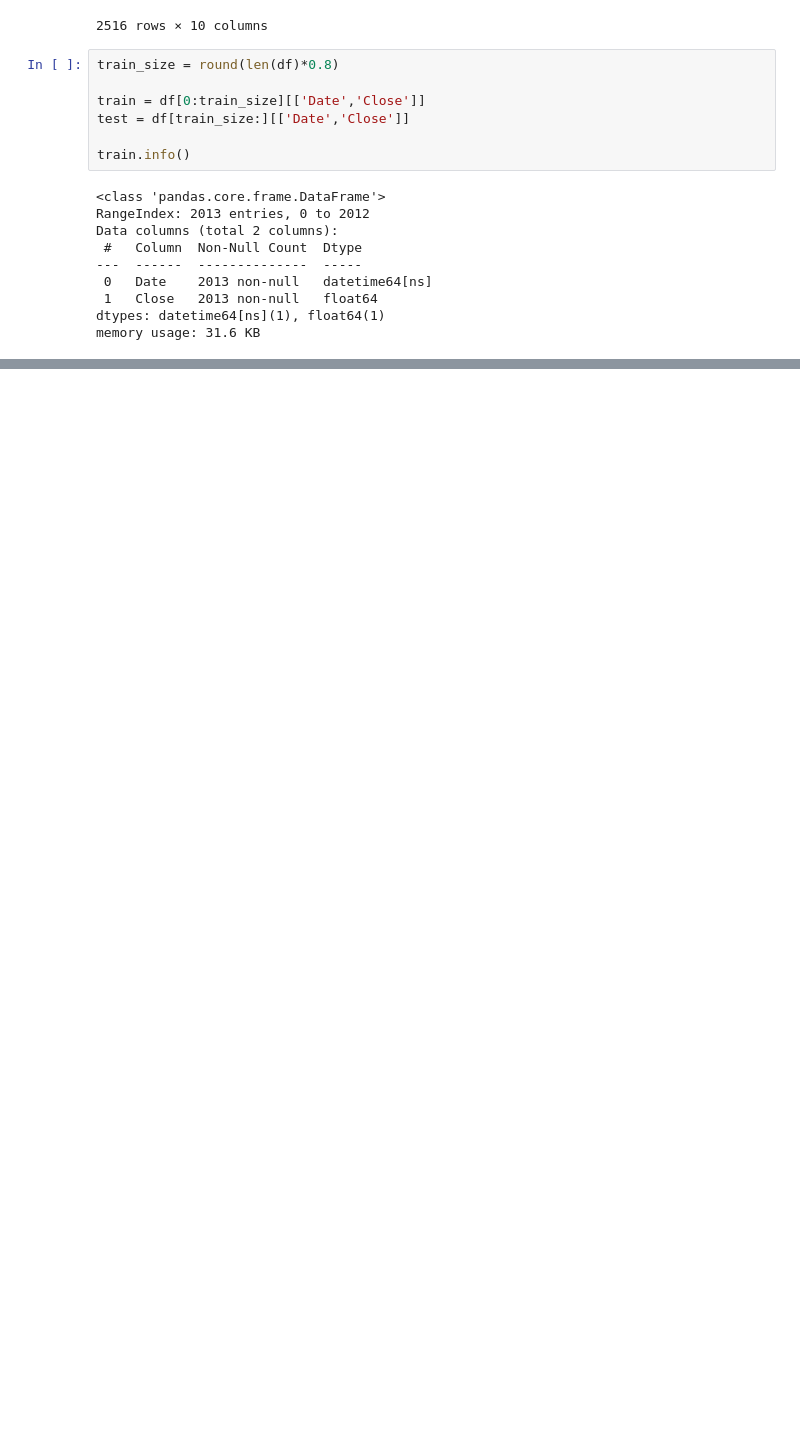
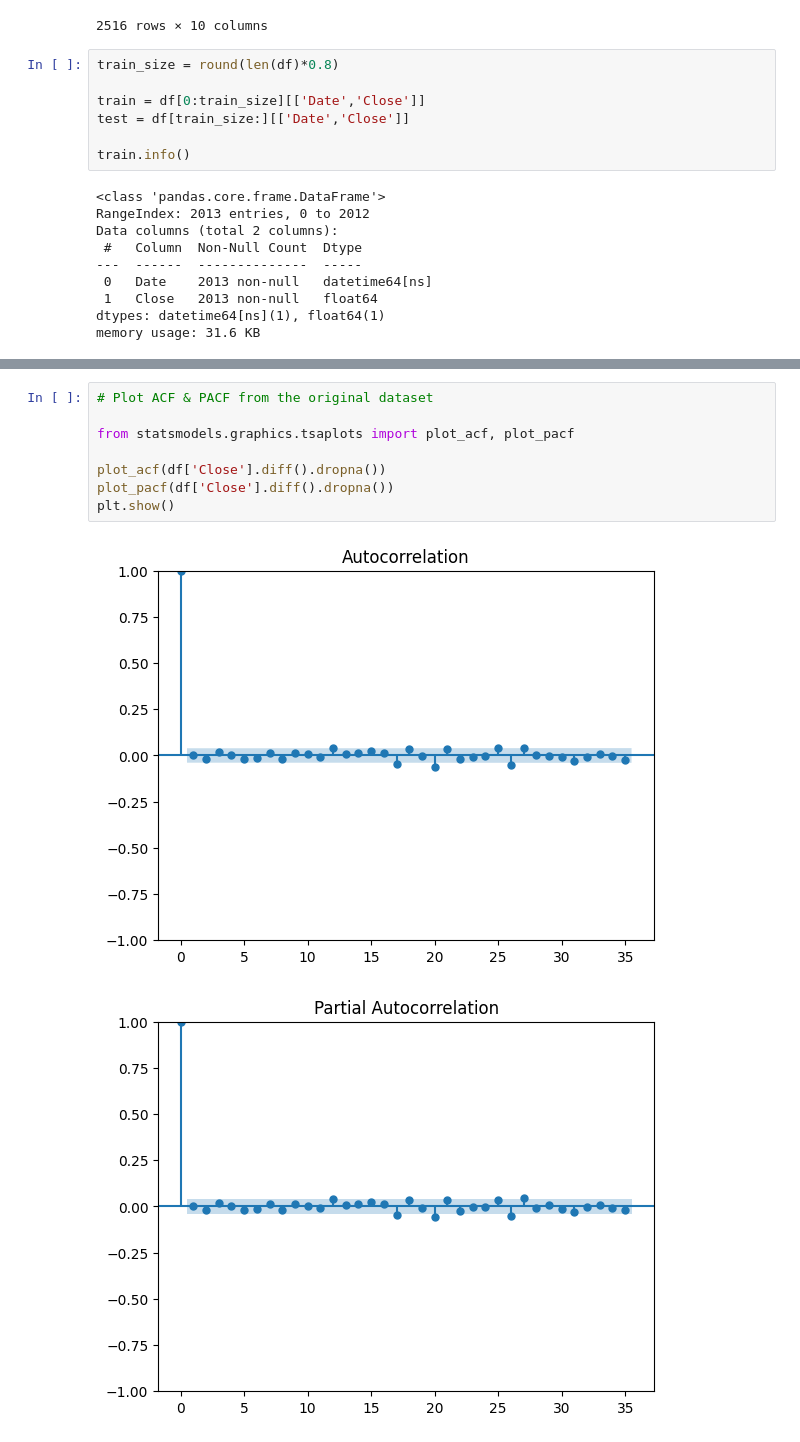
Before and after one commit to FTDS-assignment-bay/p2-final-project-ftds-001-bsd-group-002, a Jupyter notebook: GOLD_Stock_prediction.ipynb, the cells around one changed output, grey strips where cells are left out. Drawn from its saved outputs; the diff is of its cells as text; blank space fills up the shorter version.

```diff
--- a/GOLD_Stock_prediction.ipynb
+++ b/GOLD_Stock_prediction.ipynb
@@ -110,0 +184,11 @@ plt.show()
+# %%
+# Plot ACF & PACF from the original dataset
+
+from statsmodels.graphics.tsaplots import plot_acf, plot_pacf
+
+plot_acf(df['Close'].diff().dropna())
+plot_pacf(df['Close'].diff().dropna())
+plt.show()
+# %% [output]
+[figure, added]
+[figure, added]
```
Also changed, not shown: parts of 17 cells of this notebook, 4 other files.
